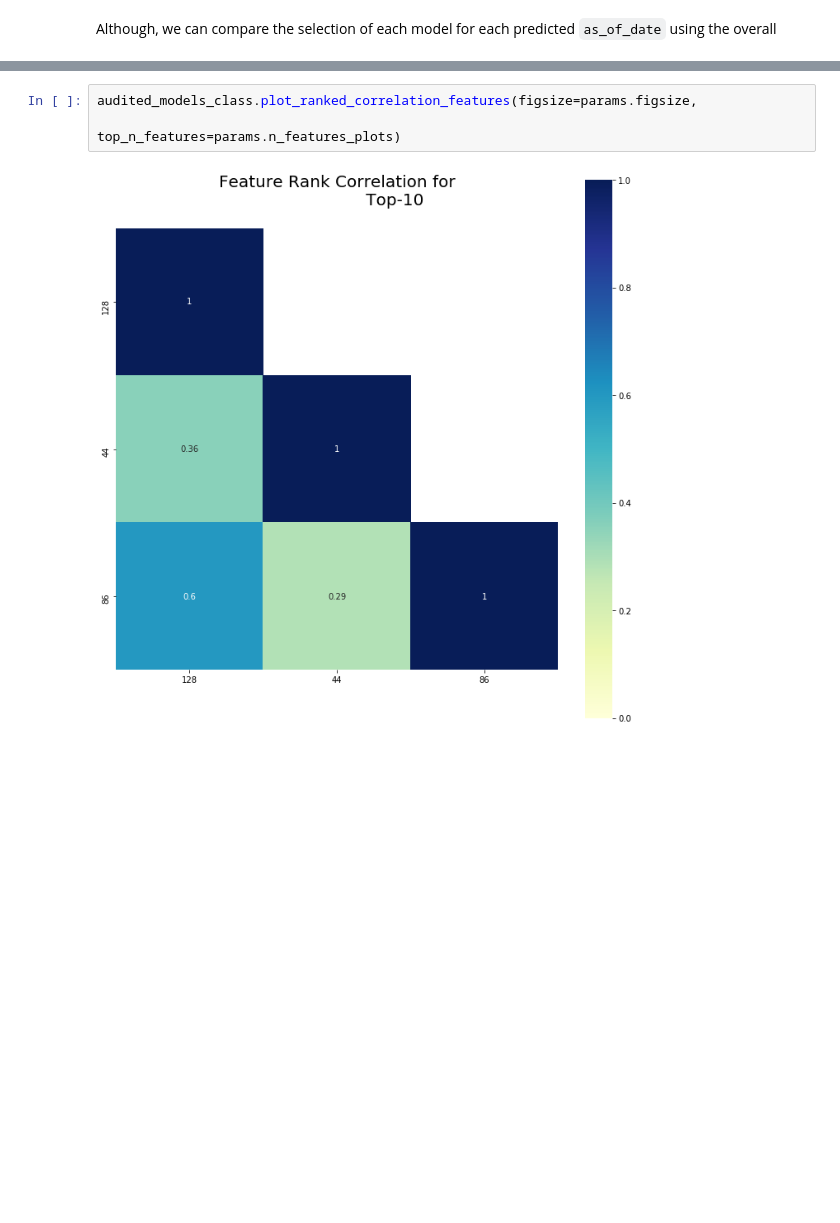
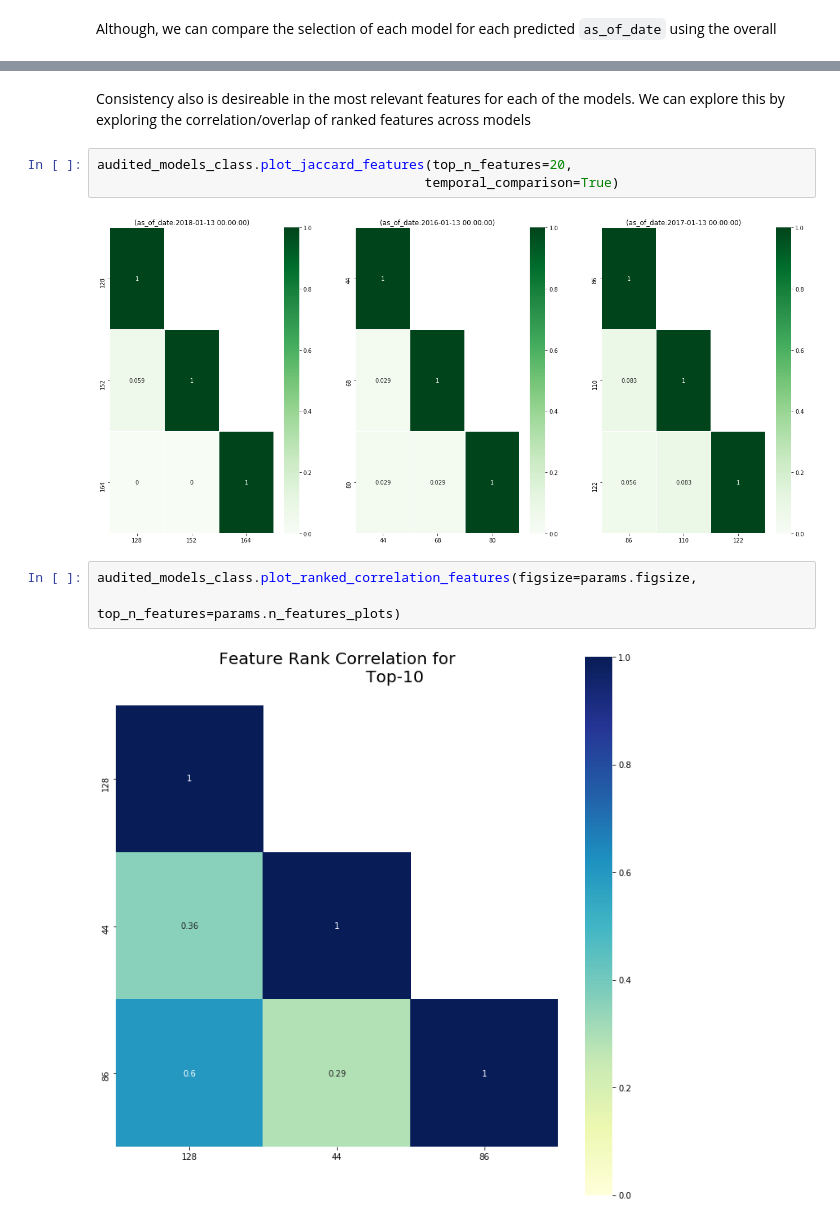
Before and after one commit to dssg/triage, a Jupyter notebook: src/triage/component/postmodeling/contrast/postmodeling_tutorial.ipynb, the cells around one changed output, grey strips where cells are left out. Saved outputs shown, nothing was run; the diff lists cells and outputs as text; blank space fills up the shorter version.

```diff
--- a/src/triage/component/postmodeling/contrast/postmodeling_tutorial.ipynb
+++ b/src/triage/component/postmodeling/contrast/postmodeling_tutorial.ipynb
@@ -285,3 +276,10 @@ audited_models_class.plot_ranked_corrlelation_preds(figsize=params.figsize,
+# %% [markdown]
+Consistency also is desireable in the most relevant features for each of the models. We can explore this by exploring the correlation/overlap of ranked features across models
+# %%
+audited_models_class.plot_jaccard_features(top_n_features=20,
+                                          temporal_comparison=True)
+# %% [output]
+[figure, added]
 # %%
 audited_models_class.plot_ranked_correlation_features(figsize=params.figsize,
                                                       top_n_features=params.n_features_plots)
```
Also changed, not shown: parts of 16 cells of this notebook.
